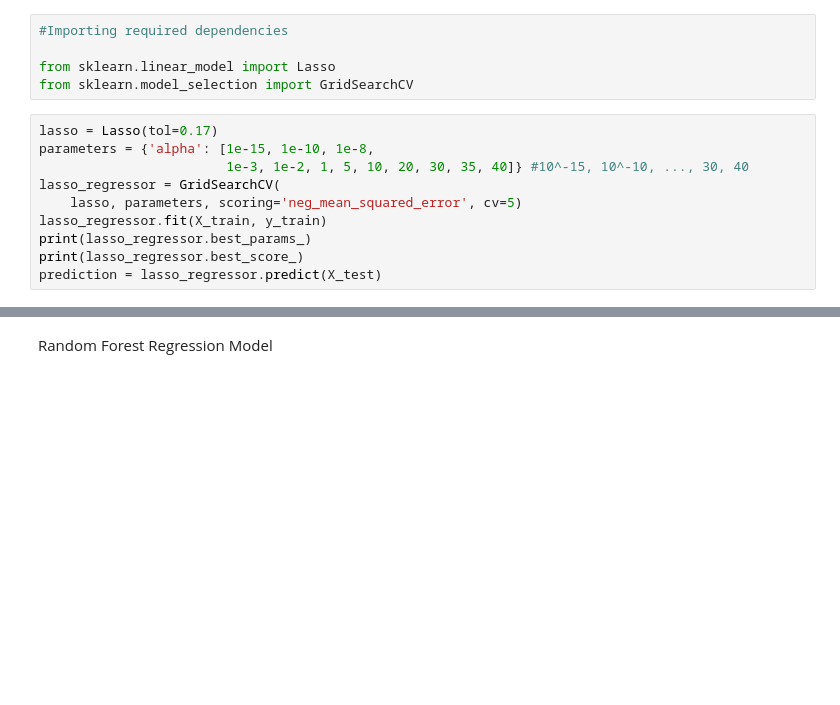
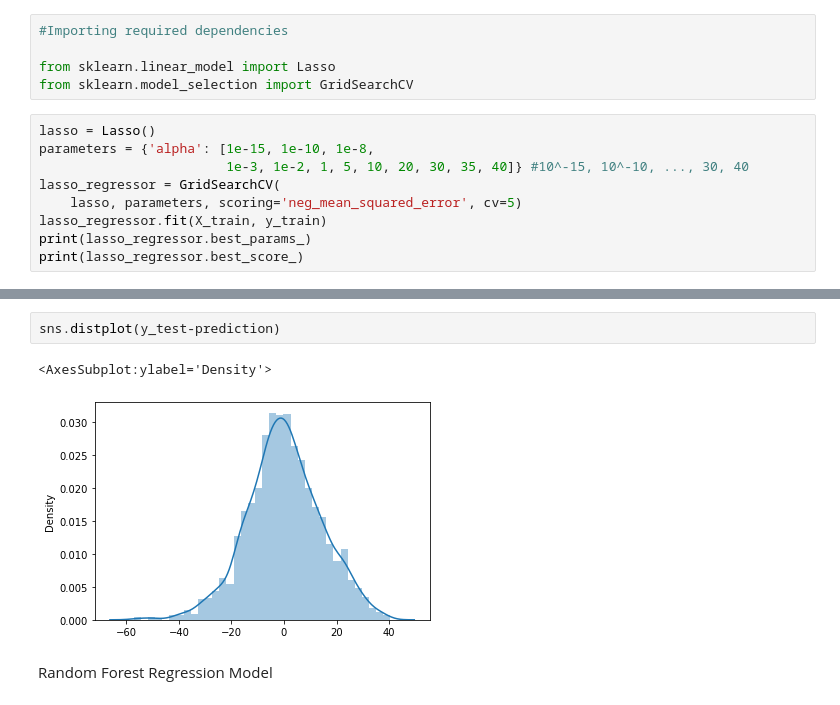
Before and after one commit to ANUPAMA0221/ML_Project, a Jupyter notebook: IPL.ipynb, the cells around one changed output, grey strips where cells are left out. Drawn from its saved outputs; the diff is of its cells as text; blank space fills up the shorter version.

```diff
--- a/IPL.ipynb
+++ b/IPL.ipynb
@@ -241,7 +243,7 @@ GridSearchCV is used for hyperparameter tuning
 from sklearn.linear_model import Lasso
 from sklearn.model_selection import GridSearchCV
 # %%
-lasso = Lasso(tol=0.17)
+lasso = Lasso()
 parameters = {'alpha': [1e-15, 1e-10, 1e-8,
                         1e-3, 1e-2, 1, 5, 10, 20, 30, 35, 40]} #10^-15, 10^-10, ..., 30, 40
 lasso_regressor = GridSearchCV(
@@ -249,5 +251,4 @@ lasso_regressor = GridSearchCV(
 lasso_regressor.fit(X_train, y_train)
 print(lasso_regressor.best_params_)
 print(lasso_regressor.best_score_)
-prediction = lasso_regressor.predict(X_test)
 # %% [output]
@@ -256,3 +269,8 @@ prediction = lasso_regressor.predict(X_test)
+# %%
+sns.distplot(y_test-prediction)
+# %% [output]
+<AxesSubplot:ylabel='Density'>
+[figure, added]
 # %% [markdown]
 Random Forest Regression Model
 # %% [markdown]
```
Also changed, not shown: parts of 17 cells of this notebook.
